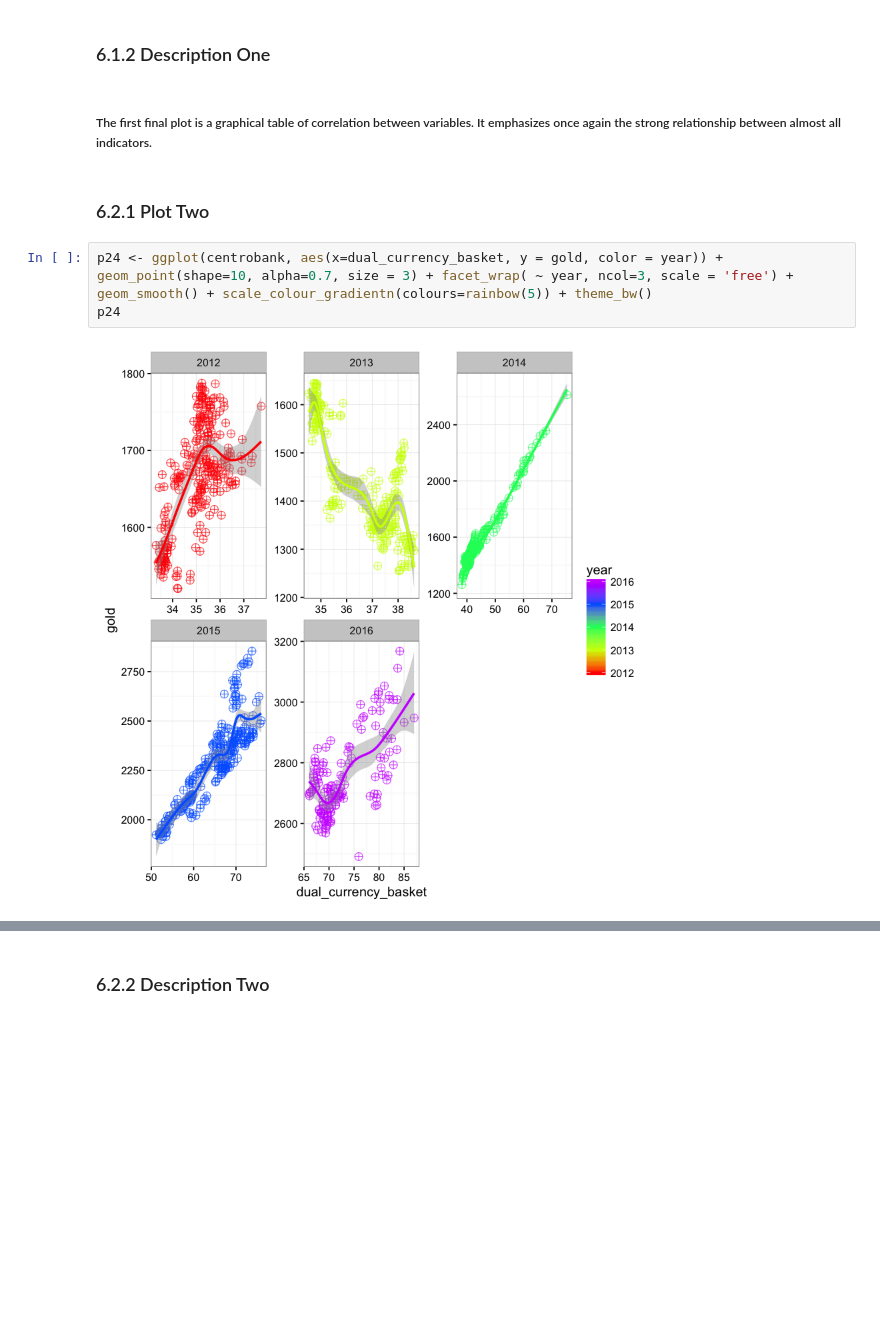
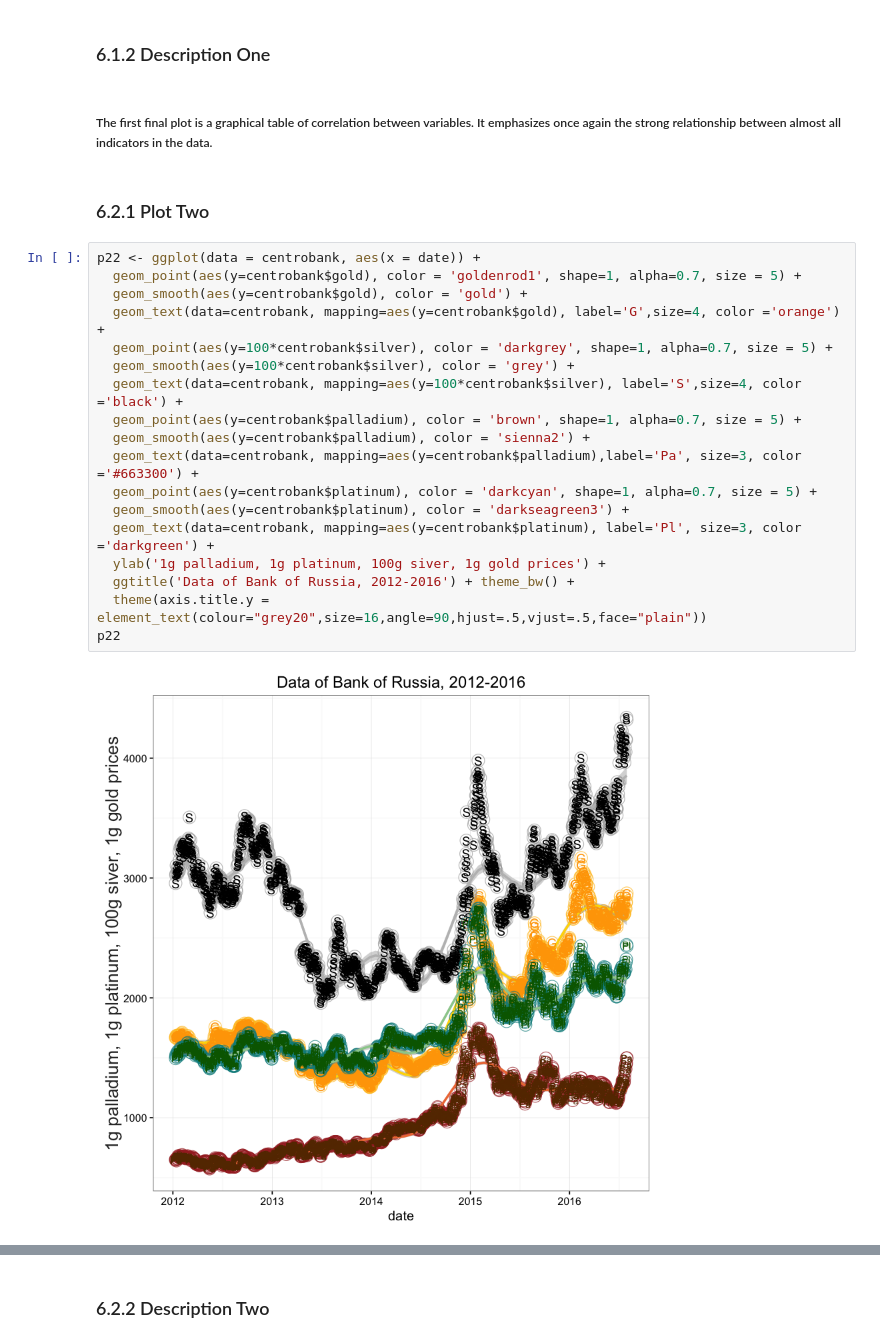
Before and after one commit to OlgaBelitskaya/data-analyst-nd002, a Jupyter notebook: Data_Analyst_ND_Project4/P4.ipynb, the cells around one changed output, grey strips where cells are left out. Saved outputs shown, nothing was run; the diff lists cells and outputs as text; blank space fills up the shorter version.

```diff
--- a/Data_Analyst_ND_Project4/P4.ipynb
+++ b/Data_Analyst_ND_Project4/P4.ipynb
@@ -651,11 +605,26 @@ corrplot.mixed(mcorr_centrobank, lower="number", upper="pie", order ="AOE", tl.c
 # %% [markdown]
 ### 6.1.2 Description One
 # %% [markdown]
-##### The first final plot is a graphical table of correlation between variables. It emphasizes once again the strong relationship between almost all indicators.
+##### The first final plot is a graphical table of correlation between variables. It emphasizes once again the strong relationship between almost all indicators in the data.
 # %% [markdown]
 ### 6.2.1 Plot Two
-# %%
-p24 <- ggplot(centrobank, aes(x=dual_currency_basket, y = gold, color = year)) + geom_point(shape=10, alpha=0.7, size = 3) + facet_wrap( ~ year, ncol=3, scale = 'free') + geom_smooth() + scale_colour_gradientn(colours=rainbow(5)) + theme_bw()
-p24
-# %% [output]
-[figure, removed]
+# %%
+p22 <- ggplot(data = centrobank, aes(x = date)) +
+  geom_point(aes(y=centrobank$gold), color = 'goldenrod1', shape=1, alpha=0.7, size = 5) +
+  geom_smooth(aes(y=centrobank$gold), color = 'gold') +
+  geom_text(data=centrobank, mapping=aes(y=centrobank$gold), label='G',size=4, color ='orange') +
+  geom_point(aes(y=100*centrobank$silver), color = 'darkgrey', shape=1, alpha=0.7, size = 5) +
+  geom_smooth(aes(y=100*centrobank$silver), color = 'grey') +
+  geom_text(data=centrobank, mapping=aes(y=100*centrobank$silver), label='S',size=4, color ='black') +
+  geom_point(aes(y=centrobank$palladium), color = 'brown', shape=1, alpha=0.7, size = 5) +
+  geom_smooth(aes(y=centrobank$palladium), color = 'sienna2') +
+  geom_text(data=centrobank, mapping=aes(y=centrobank$palladium),label='Pa', size=3, color ='#663300') +
+  geom_point(aes(y=centrobank$platinum), color = 'darkcyan', shape=1, alpha=0.7, size = 5) +
+  geom_smooth(aes(y=centrobank$platinum), color = 'darkseagreen3') +
+  geom_text(data=centrobank, mapping=aes(y=centrobank$platinum), label='Pl', size=3, color ='darkgreen') +
+  ylab('1g palladium, 1g platinum, 100g siver, 1g gold prices') +
+  ggtitle('Data of Bank of Russia, 2012-2016') + theme_bw() +
+  theme(axis.title.y = element_text(colour="grey20",size=16,angle=90,hjust=.5,vjust=.5,face="plain"))
+p22
+# %% [output]
+[figure, added]
```
Also changed, not shown: parts of 20 cells of this notebook, 13 other files.
